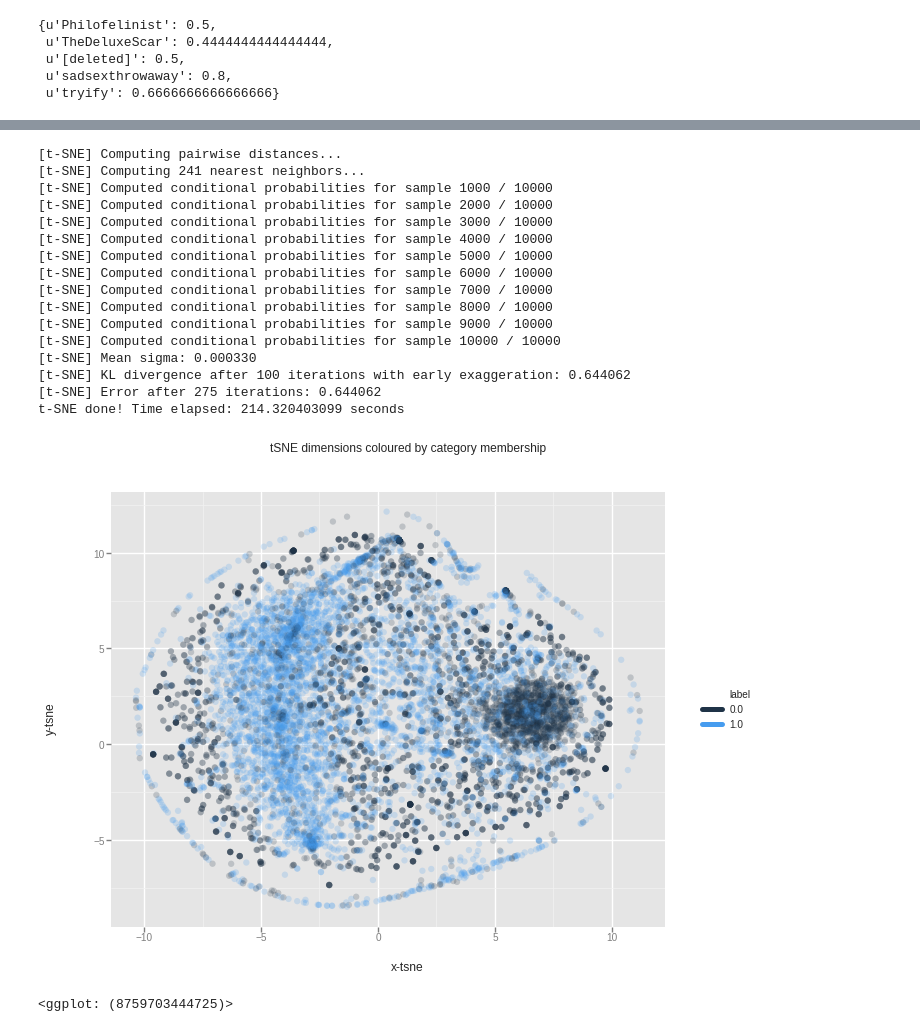
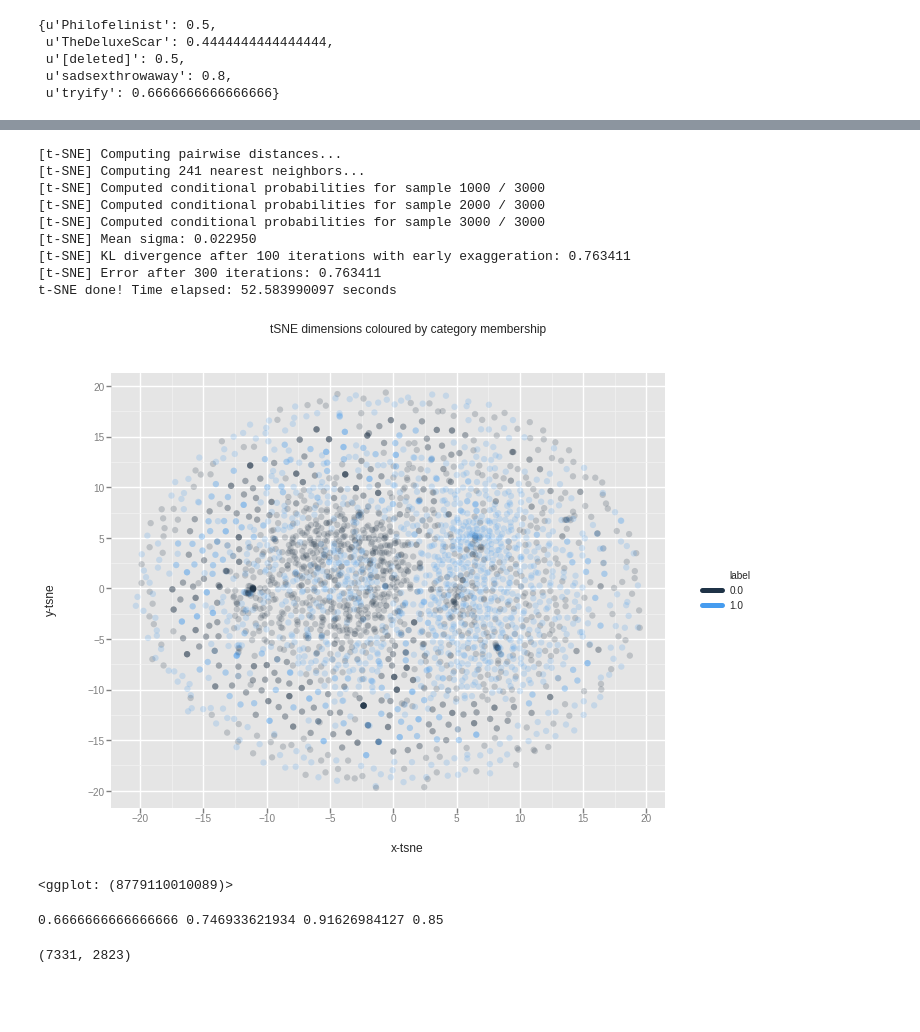
Before and after one commit to sagarjoglekar/redditTools, a Jupyter notebook: Notebooks/nodeEmb.ipynb, the cells around one changed output, grey strips where cells are left out. Saved outputs shown, nothing was run; the diff lists cells and outputs as text; code cells hidden in the pictures; blank space fills up the shorter version.

```diff
--- a/Notebooks/nodeEmb.ipynb
+++ b/Notebooks/nodeEmb.ipynb
@@ -42,7 +42,7 @@ def drawUserGraph(graph):
     nx.draw(ugraph,pos=pos ,node_color=colorMap , with_labels = True , labels = lls , font_size=25)
     plt.show()
 # %%
-SW_Graphs_file = "/work/sagarj/Work/node2vec/graph/SW_ugraph.pkl"
+SW_Graphs_file = "/work/sagarj/Work/node2vec/graph/SW_TopicUgraphs.pkl"
 # %%
 SW_Graphs= pickle.load(open(SW_Graphs_file,'rb'))
 # %%
@@ -88,5 +97,5 @@ for emb in embeddings:
 # %%
-commonKeys = [k for k in embeddingDict if k in SW_Graphs and k in BPUserDict ]
+commonKeys = [k for k in BPUserDict if k in SW_Graphs]
 # %%
 len(commonKeys)
 # %% [output]
@@ -172,22 +160,28 @@ medianClusteringBP = []
 medianClusteringSP = []
 BPsizes = []
 SPsizes = []
-for k in embDicts:
-    medClustering = nx.closeness_centrality(SW_Graphs[k].to_undirected())
+for k in embDict:
+    medClustering = np.median(nx.closeness_centrality(SW_Graphs[k].to_undirected()).values())
     if len(BPUserDict[k]) > 0:
-        users = embDicts[k].keys()
+        users = SW_Graphs[k].nodes()
         i = random.choice(users)
-        if(len(SW_Graphs[k].nodes()) > 2):
-            medianClusteringBP.append(medClustering[i])
-        #for i in BPUserDict[k]:
-        a = np.concatenate((embDicts[k][i], np.array([1])))
-        BPFeats.append(a)
+        if(len(SW_Graphs[k].nodes()) > 1):
+            medianClusteringBP.append(medClustering)
+        for i in BPUserDict[k]:
+            if i in embDict[k]:
+                a = np.concatenate((embDict[k][i], np.array([1])))
+                BPFeats.append(a)
+            else:
+                print "user not found in the embeddings"
     else:
-        for i in embDicts[k]:
-            if(len(SW_Graphs[k].nodes()) > 2):
-                medianClusteringSP.append(medClustering[i])
-            a = np.concatenate((embDicts[k][i], np.array([0])))
-            SPFeats.append(a)
+        for i in SW_Graphs[k].nodes():
+            if(len(SW_Graphs[k].nodes()) > 1):
+                medianClusteringSP.append(medClustering)
+            if i in embDict[k]:
+                a = np.concatenate((embDict[k][i], np.array([0])))
+                SPFeats.append(a)
+            else:
+                print "user not found in the embeddings"
 # %%
 fig, ax = plt.subplots()
 fig.set_size_inches(15, 10)
@@ -264,35 +258,28 @@ n_sne = 3000
 
 time_start = time.time()
 tsne = TSNE(n_components=2, verbose=1, perplexity=80, n_iter=300)
-tsne_results = tsne.fit_transform(featMatrix[:10000,:-1])
+tsne_results = tsne.fit_transform(featMatrix[:3000,:-1])
 
 print 't-SNE done! Time elapsed: {} seconds'.format(time.time()-time_start)
 # %% [output]
 [t-SNE] Computing pairwise distances...
 [t-SNE] Computing 241 nearest neighbors...
-[t-SNE] Computed conditional probabilities for sample 1000 / 10000
-[t-SNE] Computed conditional probabilities for sample 2000 / 10000
-[t-SNE] Computed conditional probabilities for sample 3000 / 10000
-[t-SNE] Computed conditional probabilities for sample 4000 / 10000
-[t-SNE] Computed conditional probabilities for sample 5000 / 10000
-[t-SNE] Computed conditional probabilities for sample 6000 / 10000
-[t-SNE] Computed conditional probabilities for sample 7000 / 10000
-[t-SNE] Computed conditional probabilities for sample 8000 / 10000
-[t-SNE] Computed conditional probabilities for sample 9000 / 10000
-[t-SNE] Computed conditional probabilities for sample 10000 / 10000
-[t-SNE] Mean sigma: 0.000330
-[t-SNE] KL divergence after 100 iterations with early exaggeration: 0.644062
-[t-SNE] Error after 275 iterations: 0.644062
-t-SNE done! Time elapsed: 214.320403099 seconds
+[t-SNE] Computed conditional probabilities for sample 1000 / 3000
+[t-SNE] Computed conditional probabilities for sample 2000 / 3000
+[t-SNE] Computed conditional probabilities for sample 3000 / 3000
+[t-SNE] Mean sigma: 0.022950
+[t-SNE] KL divergence after 100 iterations with early exaggeration: 0.763411
+[t-SNE] Error after 300 iterations: 0.763411
+t-SNE done! Time elapsed: 52.583990097 seconds
 # %%
 from ggplot import *
 df_tsne = pd.DataFrame()
-df_tsne['x-tsne'] = tsne_results[:10000,0]
-df_tsne['y-tsne'] = tsne_results[:10000,1]
-df_tsne['label'] = featMatrix[:10000,-1]
+df_tsne['x-tsne'] = tsne_results[:3000,0]
+df_tsne['y-tsne'] = tsne_results[:3000,1]
+df_tsne['label'] = featMatrix[:3000,-1]
 
 chart = ggplot( df_tsne, aes(x='x-tsne', y='y-tsne', color='label') ) + geom_point(size=40,alpha=0.2) + ggtitle("tSNE dimensions coloured by category membership")
 chart
 # %% [output]
-[figure, old version]
+[figure, new version]
-<ggplot: (8759703444725)>
+<ggplot: (8779110010089)>
@@ -298,0 +313,5 @@ chart
+# %%
+k = SW_Graphs.keys()[34]
+print findMedianCentrality(SW_Graphs[k]) ,findTopicalEdgeWeight(SW_Graphs[k]), findMaxWeightSpread(SW_Graphs[k]) , findMaxTopicSpread(SW_Graphs[k])
+# %% [output]
+0.6666666666666666 0.746933621934 0.91626984127 0.85
@@ -298,0 +330,4 @@ chart
+# %%
+len(BPNWFeats) , len(SPNWFeats)
+# %% [output]
+(7331, 2823)
```
Also changed, not shown: parts of 42 cells of this notebook, 4 other files.
